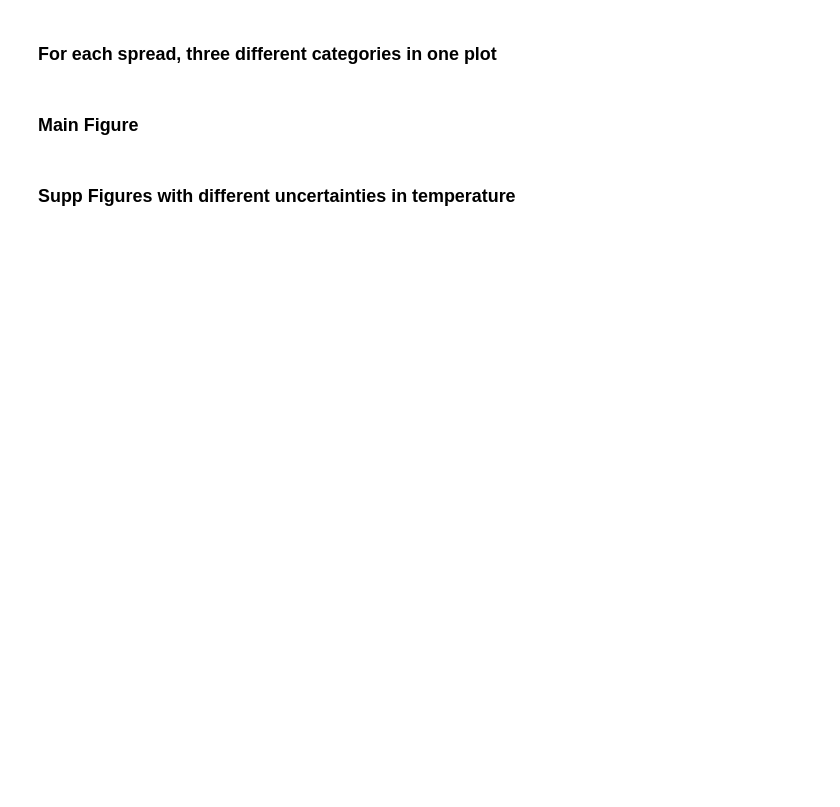
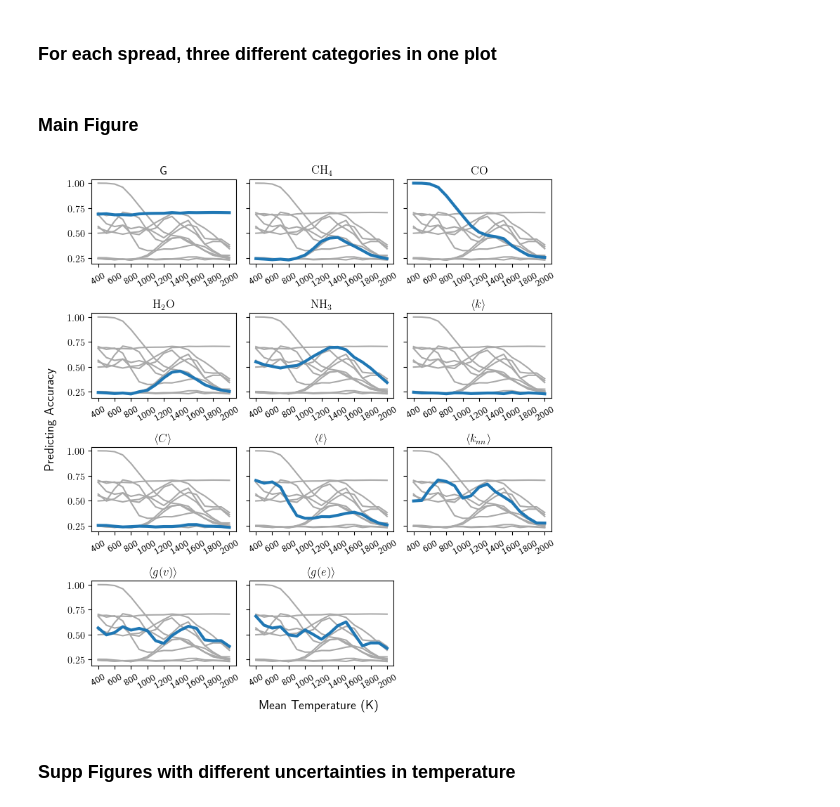
Before and after one commit to thyamu/HotJupiter, a Jupyter notebook: ML/subplot_ml_prediction.ipynb, the cells around one changed output. Cells and saved outputs as stored; diff of their text form; code cells hidden in the pictures; blank space fills up the shorter version.

```diff
--- a/ML/subplot_ml_prediction.ipynb
+++ b/ML/subplot_ml_prediction.ipynb
@@ -85,59 +75,61 @@ best_predictors = ['CO_NH3', 'spl_neighbor_betw_edgebetw','g_CO_NH3', 'g_spl_nei
 ### Main Figure
 # %%
 # Main Figure
-for spread in ["50"]:
-    fig, ax = plt.subplots(4, 3, sharey = True, figsize = (7.5, 8))
+spread = "50"
 
-    i = 0; j = 0
-    for feature_group in individual_features:
-        # all individual_features in the background
-        for common_feature_group in individual_features:
-            input_path = data_dir + "accuracy_%s.json"%common_feature_group
-            with open(input_path) as infile:
-                a = json.load(infile)
-            ax[i, j].plot(a[spread], label = legend_label[common_feature_group], color='darkgrey')
+fig, ax = plt.subplots(4, 3, sharey = True, figsize = (7.5, 8))
 
+i = 0; j = 0
+for feature_group in individual_features:
 
-        print(input_path)
-        input_path = data_dir + "accuracy_%s.json"%feature_group
-        print(input_path)
+    # all individual_features in the background
+    for common_feature_group in individual_features:
+        input_path = data_dir + "accuracy_%s.json"%common_feature_group
         with open(input_path) as infile:
             a = json.load(infile)
-        ax[i, j].plot(a[spread], label = legend_label[feature_group], linewidth=3)
-        ax[i, j].set_xticks(np.arange(0, 17, 2))
-        ax[i, j].set_xticklabels(np.arange(400, 2100, 200), fontsize=10, rotation=30)
-        ax[i, j].yaxis.set_tick_params(labelsize=10)
-        ax[i, j].set_title("%s"%legend_label[feature_group])
+        ax[i, j].plot(a[spread], label = legend_label[common_feature_group], color='darkgrey')
 
-        ### Set white yaxis label for empty space
-        if j == 0:
-            ax[i, j].set_ylabel("ylabel", color="white",fontsize=15)
-        ### Set white xaxis label for empty space
-        if i == 3:
-            ax[i, j].set_xlabel("xlabel", color="white",fontsize=15)
+    input_path = data_dir + "accuracy_%s.json"%feature_group
 
-        if j < 2:
-            j += 1
-        else:
-            i += 1
-            j = 0
+    with open(input_path) as infile:
+        a = json.load(infile)
+    ax[i, j].plot(a[spread], label = legend_label[feature_group], linewidth=3)
+    ax[i, j].set_xticks(np.arange(0, 17, 2))
+    ax[i, j].set_xticklabels(np.arange(400, 2100, 200), fontsize=10, rotation=30)
+    ax[i, j].yaxis.set_tick_params(labelsize=10)
+    ax[i, j].set_title("%s"%legend_label[feature_group])
 
-    ### Set common yaxis label
-    fig.text(0.02,0.53, "Predicting Accuracy", ha="center", va="center", rotation=90, fontsize=13)
-    ### Set common xaxis label
-    fig.text(0.53, 0.02, 'Mean Temperature (K)', ha='center', va="center", fontsize=13)
+    ### Set white yaxis label for empty space
+    if j == 0:
+        ax[i, j].set_ylabel("ylabel", color="white",fontsize=15)
+    ### Set white xaxis label for empty space
+    if i == 3:
+        ax[i, j].set_xlabel("xlabel", color="white",fontsize=15)
 
-    ### Delete ax with no data
-    for x in ax.flat:
-        ## check if something was plotted
-        if not bool(x.has_data()):
-            fig.delaxes(x)
+    if j < 2:
+        j += 1
+    else:
+        i += 1
+        j = 0
 
-    plt.tight_layout(w_pad=0.5)
+### Set common yaxis label
+fig.text(0.02,0.53, "Predicting Accuracy", ha="center", va="center", rotation=90, fontsize=13)
+### Set common xaxis label
+fig.text(0.53, 0.02, 'Mean Temperature (K)', ha='center', va="center", fontsize=13)
 
-    plt.savefig(dir_plot + "/png-files/supp_subplot_accuracy_spread_%s_all_individual_var.png"%spread, dpi=300)
-    plt.savefig(dir_plot + "/pdf-files/supp_subplot_accuracy_spread_%s_all_individual_var.pdf"%spread)
-    plt.show()
+### Delete ax with no data
+for x in ax.flat:
+    ## check if something was plotted
+    if not bool(x.has_data()):
+        fig.delaxes(x)
+
+plt.tight_layout(w_pad=0.5)
+
+plt.savefig(plot_dir + "/png-files/supp_subplot_accuracy_spread_%s_all_individual_var.png"%spread, dpi=300)
+plt.savefig(plot_dir + "/pdf-files/supp_subplot_accuracy_spread_%s_all_individual_var.pdf"%spread)
+plt.show()
+# %% [output]
+[figure, added]
 # %% [markdown]
 ### Supp Figures with different uncertainties in temperature
 # %%
```
Also changed, not shown: parts of 6 cells of this notebook, 14 other files.
